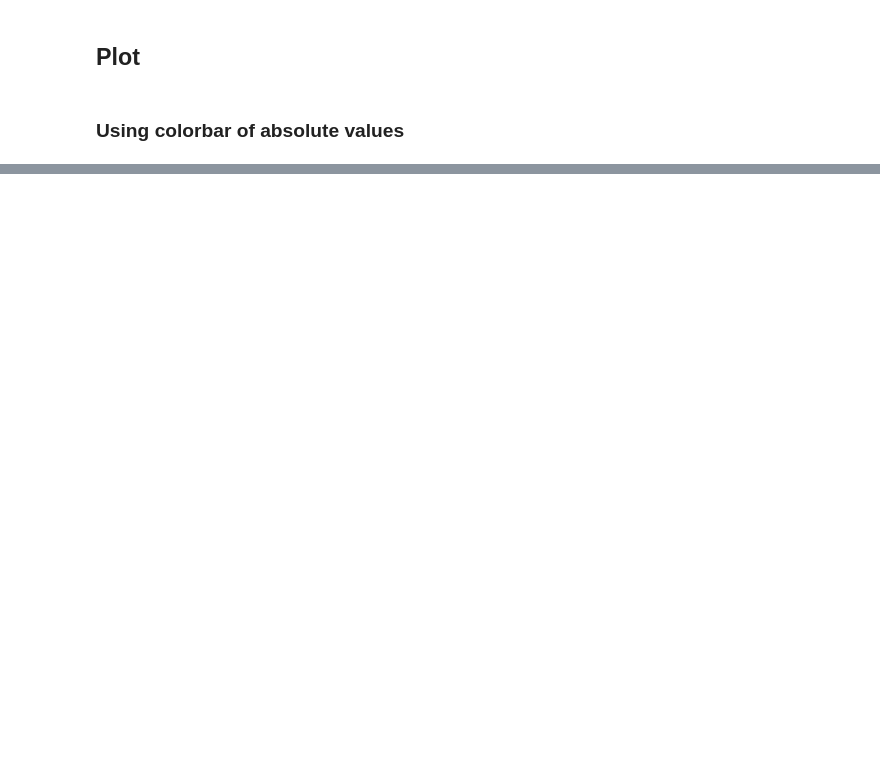
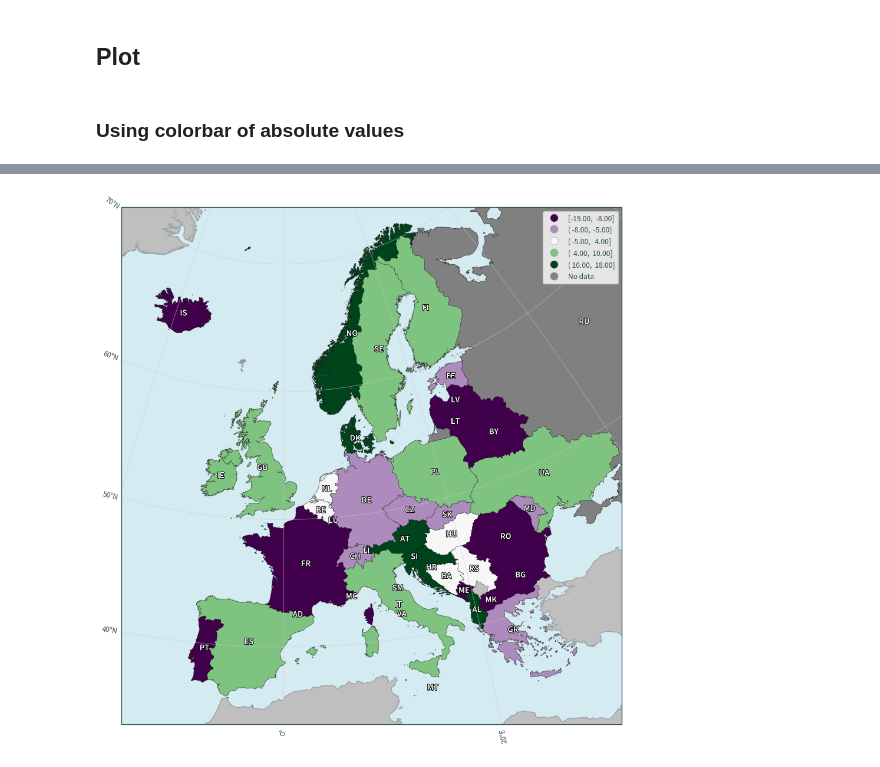
Before and after one commit to nmstreethran/charts, a Jupyter notebook: docs/python/geopandas_polygon.ipynb, the cells around one changed output, grey strips where cells are left out. Cells and saved outputs as stored; diff of their text form; code cells hidden in the pictures; blank space fills up the shorter version.

```diff
--- a/docs/python/geopandas_polygon.ipynb
+++ b/docs/python/geopandas_polygon.ipynb
@@ -228,0 +185,56 @@ plt.show()
+# %%
+plt.figure(figsize=(10, 10))
+ax = plt.axes(projection=ccrs.TransverseMercator())
+
+# specify the numeric data to plot in the column keyword
+# see here for colourmaps:
+# https://matplotlib.org/stable/gallery/color/colormap_reference.html
+# see here for classification methods
+# https://geopandas.org/en/stable/docs/user_guide/mapping.html#choosing-colors
+ne.plot(
+    edgecolor="black",
+    linewidth=0.25,
+    column="RAND",
+    legend=True,
+    legend_kwds={"interval": True},
+    cmap="PRGn",
+    missing_kwds={"color": "grey", "label": "No data"},
+    ax=ax,
+    scheme="quantiles",
+)
+
+# map extent
+plt.xlim(minx, maxx)
+plt.ylim(miny, maxy)
+
+for legend_handle in ax.get_legend().legend_handles:
+    legend_handle.set_markeredgewidth(0.5)
+    legend_handle.set_markeredgecolor("darkgrey")
+
+# optionally add labels directly to the map
+# country codes used here as an example
+map_labels = zip(zip(ne.centroid.x, ne.centroid.y), ne["ISO_A2_EH"])
+for xy, lab in map_labels:
+    ax.annotate(
+        text=lab, xy=xy, rotation=0, va="center", ha="center",
+        path_effects=[patheffects.withStroke(linewidth=1.5, foreground="black")],
+        fontweight="semibold", fontsize=11, color="white"
+    )
+
+# optionally add gridlines
+ax.gridlines(draw_labels={"bottom": "x", "left": "y"}, alpha=0.5)
+
+# optionally add a basemap
+# https://contextily.readthedocs.io/en/latest/
+# cx.add_basemap(
+#     ax, source=cx.providers.CartoDB.PositronNoLabels,
+#     crs=ccrs.TransverseMercator(), zoom=5
+# )
+ax.add_feature(cfeature.OCEAN, color="lightblue", alpha=0.5)
+ax.add_feature(cfeature.LAND.with_scale("10m"), color="grey", alpha=0.5)
+
+plt.title(None)
+plt.tight_layout()
+plt.show()
+# %% [output]
+[figure, added]
```
Also changed, not shown: parts of 19 cells of this notebook.
